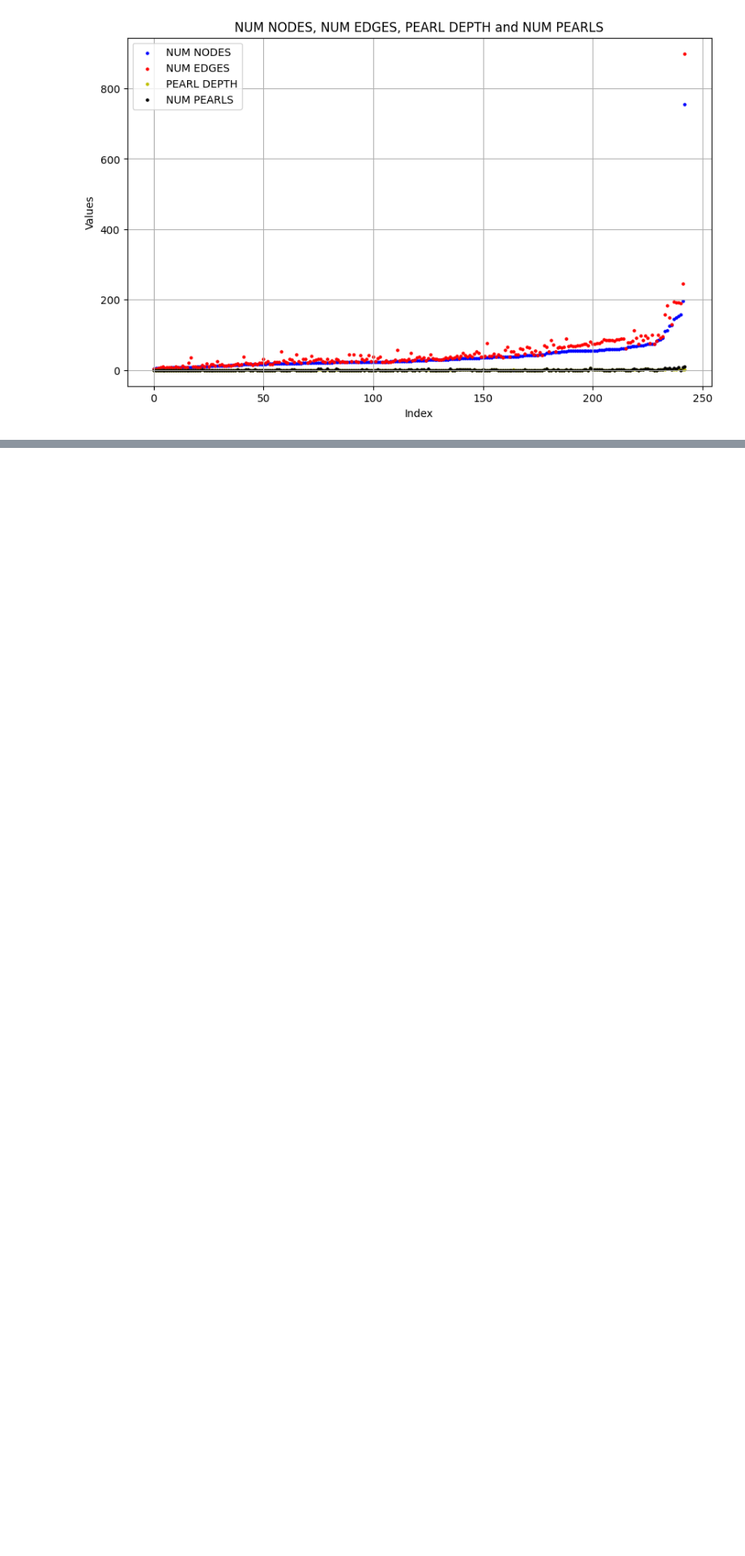
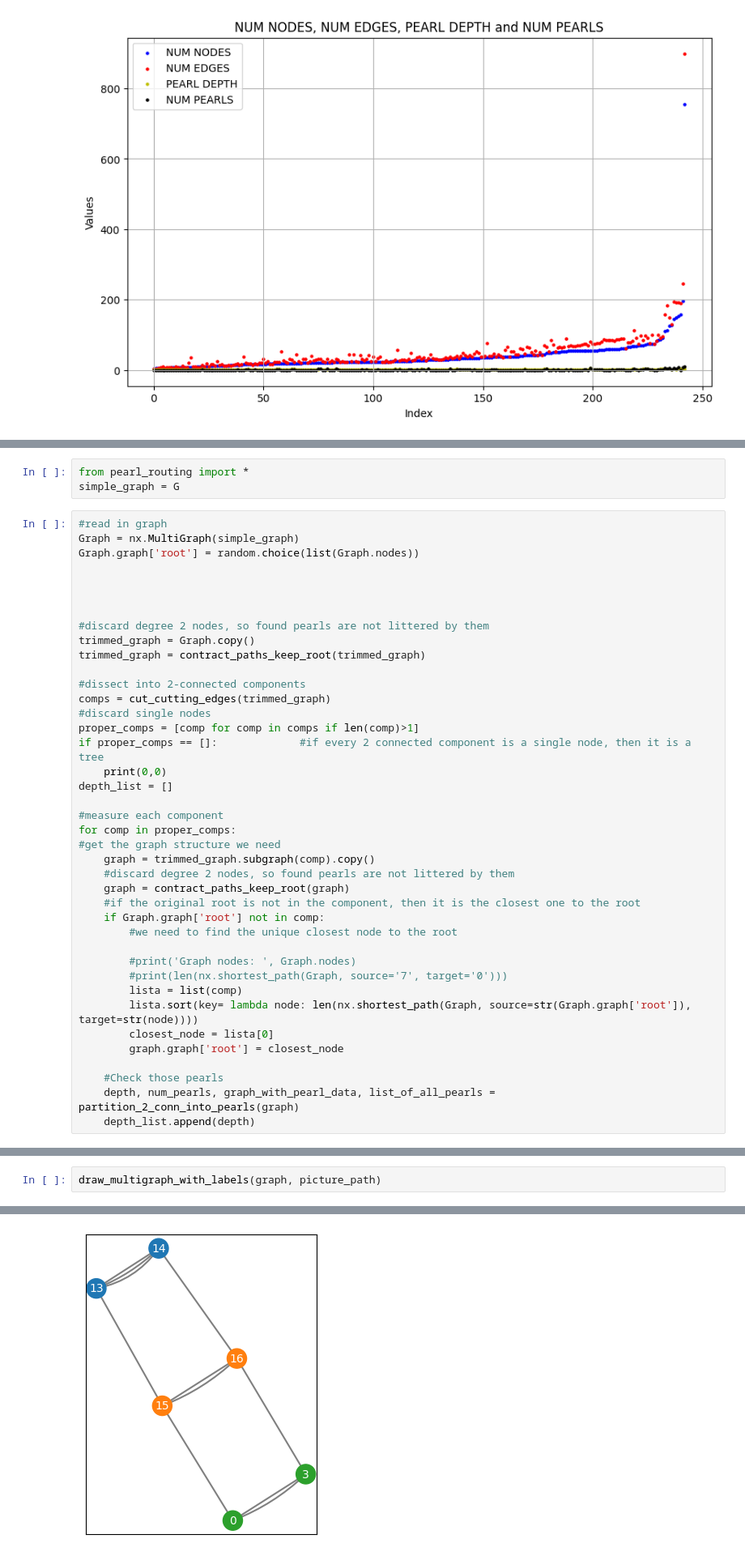
Before and after one commit to begeri/fast-failover, a Jupyter notebook: pearl-algo/plot.ipynb, the cells around one changed output, grey strips where cells are left out. Shown at 81% size. Saved outputs shown, nothing was run; the diff lists cells and outputs as text; blank space fills up the shorter version.

Commit message:
plots, some routing

```diff
--- a/pearl-algo/plot.ipynb
+++ b/pearl-algo/plot.ipynb
@@ -70,0 +41,43 @@ plot_columns_by_index(graph_data, 'NUM NODES', 'NUM EDGES', 'PEARL DEPTH', 'NUM
+# %%
+from pearl_routing import *
+simple_graph = G
+# %%
+#read in graph
+Graph = nx.MultiGraph(simple_graph)
+Graph.graph['root'] = random.choice(list(Graph.nodes))
+
+
+
+
+#discard degree 2 nodes, so found pearls are not littered by them
+trimmed_graph = Graph.copy()
+trimmed_graph = contract_paths_keep_root(trimmed_graph)
+
+#dissect into 2-connected components
+comps = cut_cutting_edges(trimmed_graph)
+#discard single nodes
+proper_comps = [comp for comp in comps if len(comp)>1]
+if proper_comps == []:             #if every 2 connected component is a single node, then it is a tree
+    print(0,0)
+depth_list = []
+
+#measure each component
+for comp in proper_comps:
+#get the graph structure we need
+    graph = trimmed_graph.subgraph(comp).copy()
+    #discard degree 2 nodes, so found pearls are not littered by them
+    graph = contract_paths_keep_root(graph)
+    #if the original root is not in the component, then it is the closest one to the root
+    if Graph.graph['root'] not in comp:
+        #we need to find the unique closest node to the root
+
+        #print('Graph nodes: ', Graph.nodes)
+        #print(len(nx.shortest_path(Graph, source='7', target='0')))
+        lista = list(comp)
+        lista.sort(key= lambda node: len(nx.shortest_path(Graph, source=str(Graph.graph['root']), target=str(node))))
+        closest_node = lista[0]
+        graph.graph['root'] = closest_node
+
+    #Check those pearls
+    depth, num_pearls, graph_with_pearl_data, list_of_all_pearls = partition_2_conn_into_pearls(graph)
+    depth_list.append(depth)
@@ -70,0 +107,3 @@ plot_columns_by_index(graph_data, 'NUM NODES', 'NUM EDGES', 'PEARL DEPTH', 'NUM
+# %%
+draw_multigraph_with_labels(graph, picture_path)
+# %% [output]
@@ -70,0 +111 @@ plot_columns_by_index(graph_data, 'NUM NODES', 'NUM EDGES', 'PEARL DEPTH', 'NUM
+[figure, added]
```
Also changed, not shown: parts of 14 cells of this notebook, 7 other files.
